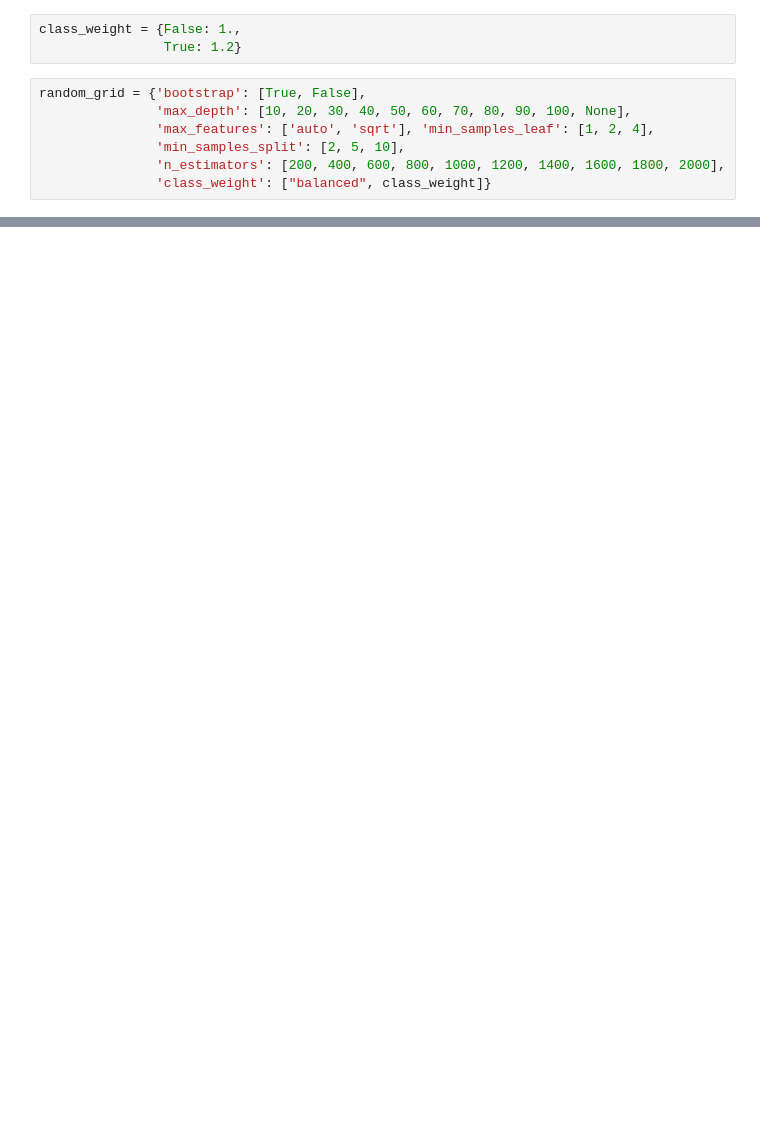
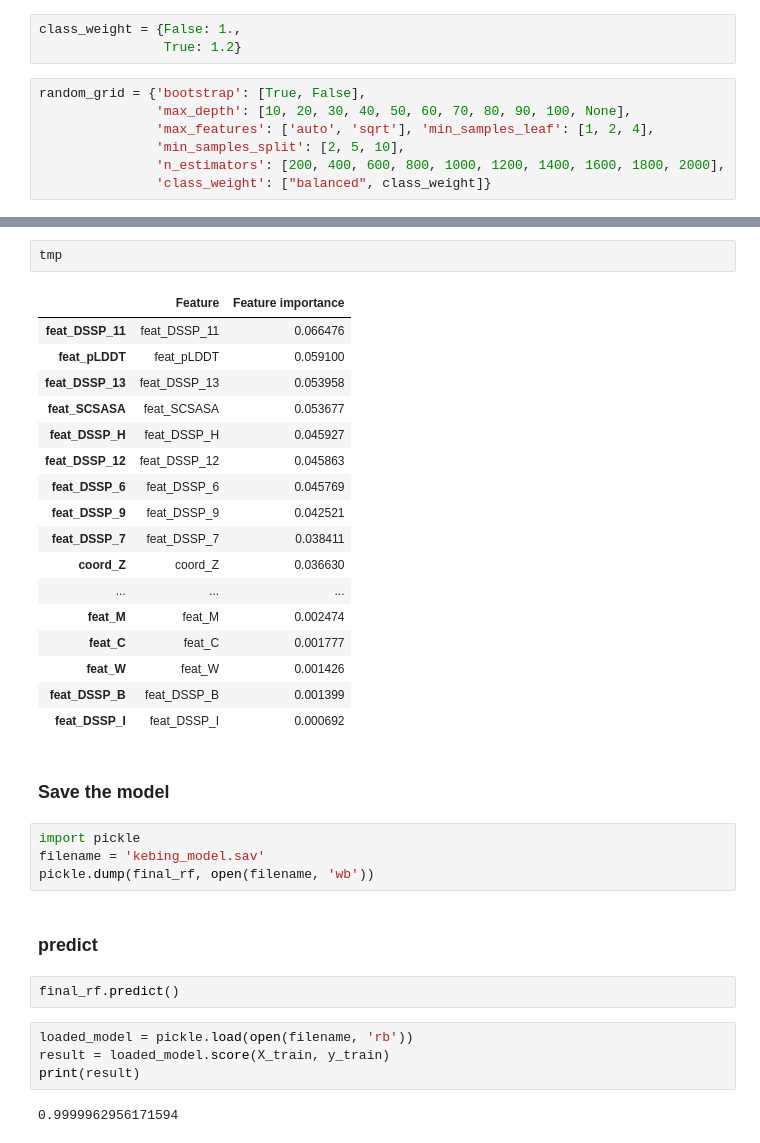
Before and after one commit to AEsir777/CxC_project, a Jupyter notebook: Cyclica/random_forest_tunning.ipynb, the cells around one changed output, grey strips where cells are left out. Cells and saved outputs as stored; diff of their text form; blank space fills up the shorter version.

Commit message:
final prediction submitted

```diff
--- a/Cyclica/random_forest_tunning.ipynb
+++ b/Cyclica/random_forest_tunning.ipynb
@@ -325,0 +249,36 @@ Fitting 5 folds for each of 100 candidates, totalling 500 fits
+# %%
+tmp
+# %% [output]
+|  | Feature | Feature importance |
+| feat_DSSP_11 | feat_DSSP_11 | 0.066476 |
+| feat_pLDDT | feat_pLDDT | 0.059100 |
+| feat_DSSP_13 | feat_DSSP_13 | 0.053958 |
+| feat_SCSASA | feat_SCSASA | 0.053677 |
+| feat_DSSP_H | feat_DSSP_H | 0.045927 |
+| feat_DSSP_12 | feat_DSSP_12 | 0.045863 |
+| feat_DSSP_6 | feat_DSSP_6 | 0.045769 |
+| feat_DSSP_9 | feat_DSSP_9 | 0.042521 |
+| feat_DSSP_7 | feat_DSSP_7 | 0.038411 |
+| coord_Z | coord_Z | 0.036630 |
+| ... | ... | ... |
+| feat_M | feat_M | 0.002474 |
+| feat_C | feat_C | 0.001777 |
+| feat_W | feat_W | 0.001426 |
+| feat_DSSP_B | feat_DSSP_B | 0.001399 |
+| feat_DSSP_I | feat_DSSP_I | 0.000692 |
+# %% [markdown]
+### Save the model
+# %%
+import pickle
+filename = 'kebing_model.sav'
+pickle.dump(final_rf, open(filename, 'wb'))
+# %% [markdown]
+### predict
+# %%
+final_rf.predict()
+# %%
+loaded_model = pickle.load(open(filename, 'rb'))
+result = loaded_model.score(X_train, y_train)
+print(result)
+# %% [output]
+0.9999962956171594
```
Also changed, not shown: parts of 72 cells of this notebook, 5 other files.
